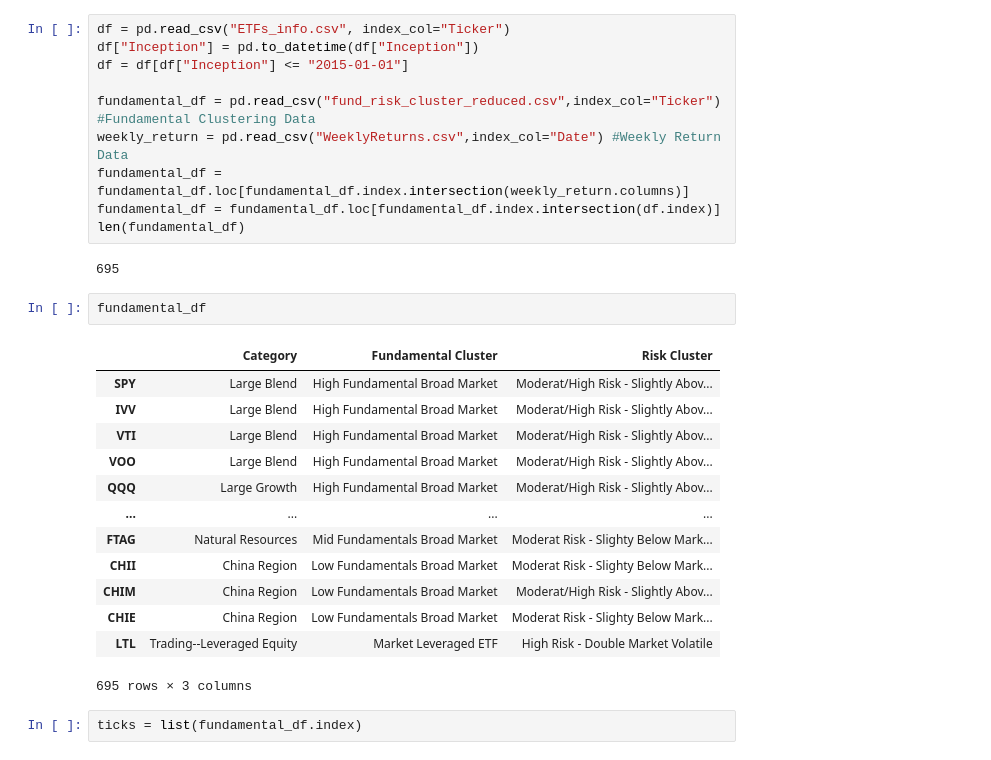
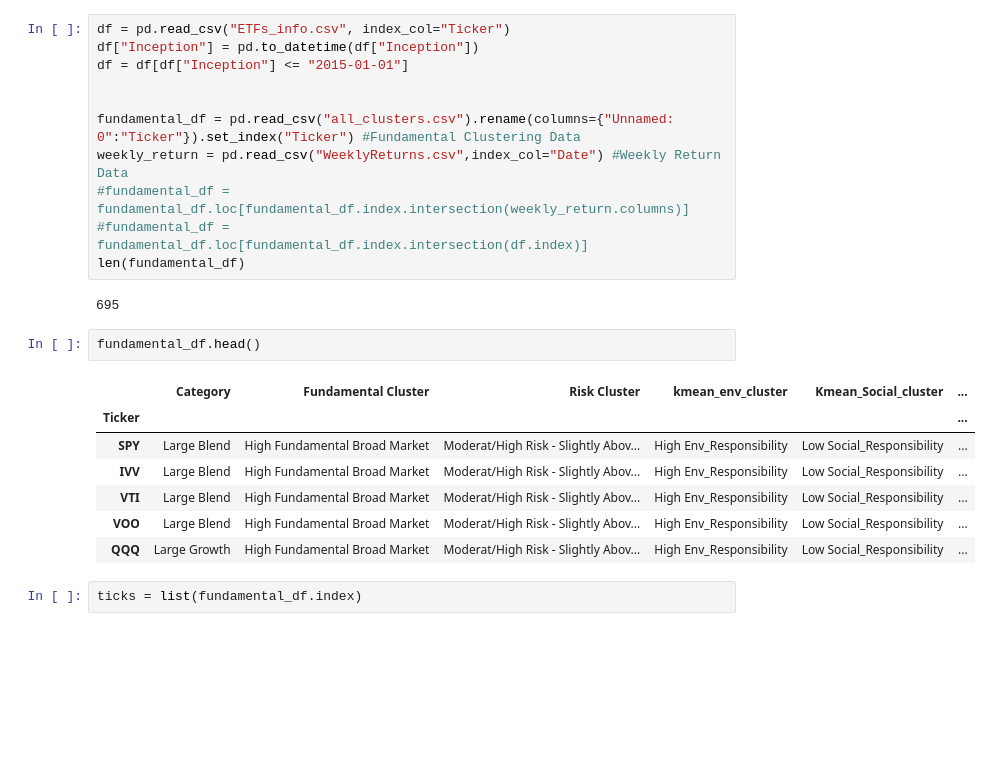
Before and after one commit to alexandgg/Streamlit-app, a Jupyter notebook: etf.ipynb, the cells around one changed output. Saved outputs shown, nothing was run; the diff lists cells and outputs as text; blank space fills up the shorter version.

```diff
--- a/etf.ipynb
+++ b/etf.ipynb
@@ -30,29 +30,24 @@ df = pd.read_csv("ETFs_info.csv", index_col="Ticker")
 df["Inception"] = pd.to_datetime(df["Inception"])
 df = df[df["Inception"] <= "2015-01-01"]
 
-fundamental_df = pd.read_csv("fund_risk_cluster_reduced.csv",index_col="Ticker") #Fundamental Clustering Data
+
+fundamental_df = pd.read_csv("all_clusters.csv").rename(columns={"Unnamed: 0":"Ticker"}).set_index("Ticker") #Fundamental Clustering Data
 weekly_return = pd.read_csv("WeeklyReturns.csv",index_col="Date") #Weekly Return Data
-fundamental_df = fundamental_df.loc[fundamental_df.index.intersection(weekly_return.columns)]
-fundamental_df = fundamental_df.loc[fundamental_df.index.intersection(df.index)]
+#fundamental_df = fundamental_df.loc[fundamental_df.index.intersection(weekly_return.columns)]
+#fundamental_df = fundamental_df.loc[fundamental_df.index.intersection(df.index)]
 len(fundamental_df)
 # %% [output]
 695
 # %%
-fundamental_df
+fundamental_df.head()
 # %% [output]
-|  | Category | Fundamental Cluster | Risk Cluster |
-| SPY | Large Blend | High Fundamental Broad Market | Moderat/High Risk - Slightly Abov... |
-| IVV | Large Blend | High Fundamental Broad Market | Moderat/High Risk - Slightly Abov... |
-| VTI | Large Blend | High Fundamental Broad Market | Moderat/High Risk - Slightly Abov... |
-| VOO | Large Blend | High Fundamental Broad Market | Moderat/High Risk - Slightly Abov... |
-| QQQ | Large Growth | High Fundamental Broad Market | Moderat/High Risk - Slightly Abov... |
-| ... | ... | ... | ... |
-| FTAG | Natural Resources | Mid Fundamentals Broad Market | Moderat Risk - Slighty Below Mark... |
-| CHII | China Region | Low Fundamentals Broad Market | Moderat Risk - Slighty Below Mark... |
-| CHIM | China Region | Low Fundamentals Broad Market | Moderat/High Risk - Slightly Abov... |
-| CHIE | China Region | Low Fundamentals Broad Market | Moderat Risk - Slighty Below Mark... |
-| LTL | Trading--Leveraged Equity | Market Leveraged ETF | High Risk - Double Market Volatile |
+|  | Category | Fundamental Cluster | Risk Cluster | kmean_env_cluster | Kmean_Social_cluster | ... |
+| Ticker |  |  |  |  |  | ... |
+| SPY | Large Blend | High Fundamental Broad Market | Moderat/High Risk - Slightly Abov... | High Env_Responsibility | Low Social_Responsibility | ... |
+| IVV | Large Blend | High Fundamental Broad Market | Moderat/High Risk - Slightly Abov... | High Env_Responsibility | Low Social_Responsibility | ... |
+| VTI | Large Blend | High Fundamental Broad Market | Moderat/High Risk - Slightly Abov... | High Env_Responsibility | Low Social_Responsibility | ... |
+| VOO | Large Blend | High Fundamental Broad Market | Moderat/High Risk - Slightly Abov... | High Env_Responsibility | Low Social_Responsibility | ... |
+| QQQ | Large Growth | High Fundamental Broad Market | Moderat/High Risk - Slightly Abov... | High Env_Responsibility | Low Social_Responsibility | ... |
-695 rows × 3 columns
 # %%
 ticks = list(fundamental_df.index)
 # %%
```
Also changed, not shown: parts of 6 cells of this notebook.
